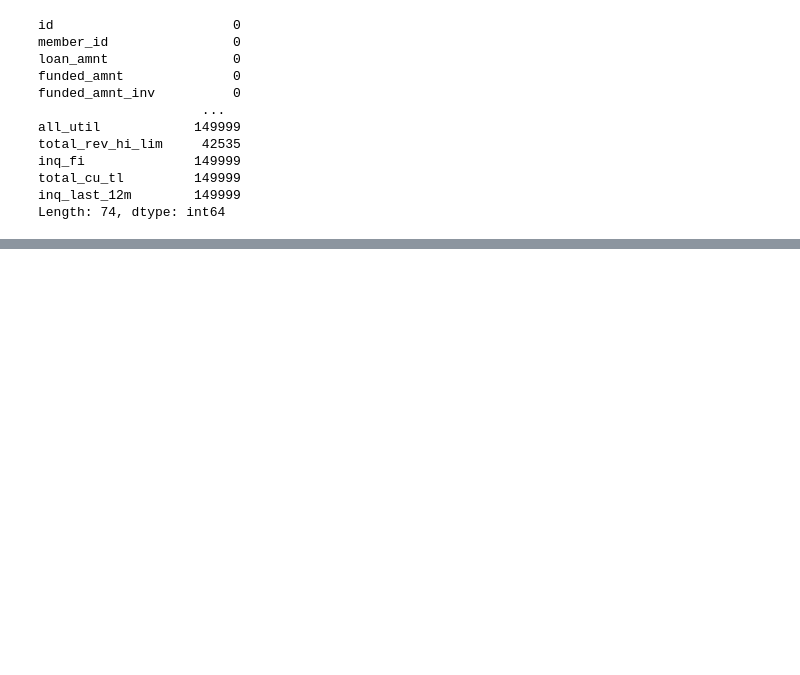
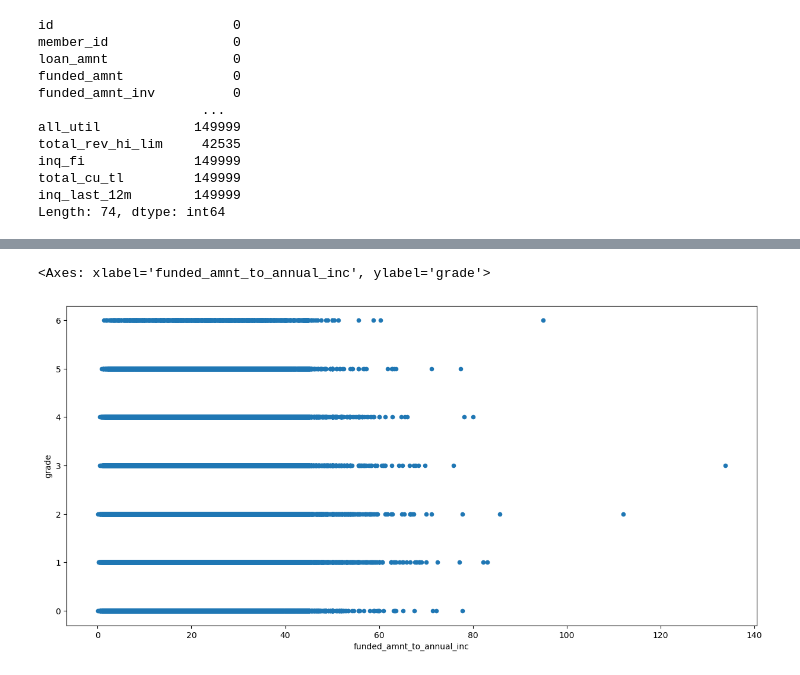
Before and after one commit to ventru557/Project2_Group4, a Jupyter notebook: Credit_Risk_Analysis.ipynb, the cells around one changed output, grey strips where cells are left out. Saved outputs shown, nothing was run; the diff lists cells and outputs as text; code cells hidden in the pictures; blank space fills up the shorter version.

```diff
--- a/Credit_Risk_Analysis.ipynb
+++ b/Credit_Risk_Analysis.ipynb
@@ -199,0 +175,10 @@ df_data_clean.head()
+# %%
+# Transform string values to numerical values
+def apply_label_encoding(column):
+    labelencoder = LabelEncoder()
+    return labelencoder.fit_transform(column)
+
+columns_to_encode = ['term', 'grade', 'emp_length', 'home_ownership',
+                     'verification_status', 'purpose', 'loan_status']
+df_data_clean[columns_to_encode] = df_data[columns_to_encode].apply(apply_label_encoding)
+df_data_clean.head()
@@ -199,0 +373,5 @@ df_data_clean.head()
+# %%
+# Add new columns to the dataframe - funded amount to annual_inc ratio
+df_data_clean_R1 = df_data_clean.copy()
+df_data_clean_R1['funded_amnt_to_annual_inc'] = (df_data_clean_R1['funded_amnt'] / df_data_clean_R1['annual_inc'])*100
+df_data_clean_R1.head()
@@ -199,0 +386,6 @@ df_data_clean.head()
+# %%
+# Plot df_data_clean_R1['funded_amnt_to_annual_inc'] vs grade
+df_data_clean_R1.plot.scatter(x='funded_amnt_to_annual_inc', y='grade', figsize=(15,7))
+# %% [output]
+<Axes: xlabel='funded_amnt_to_annual_inc', ylabel='grade'>
+[figure, added]
```
Also changed, not shown: parts of 44 cells of this notebook, 1 other file.
